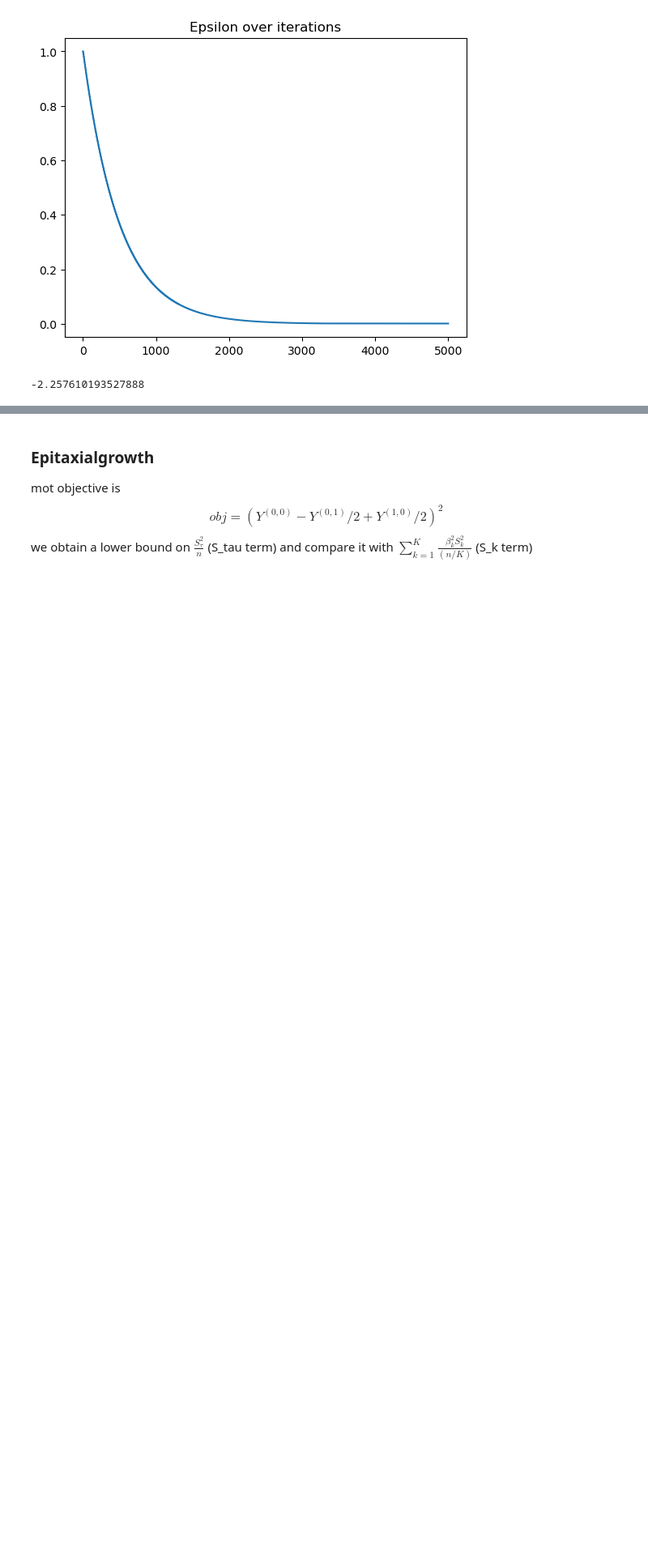
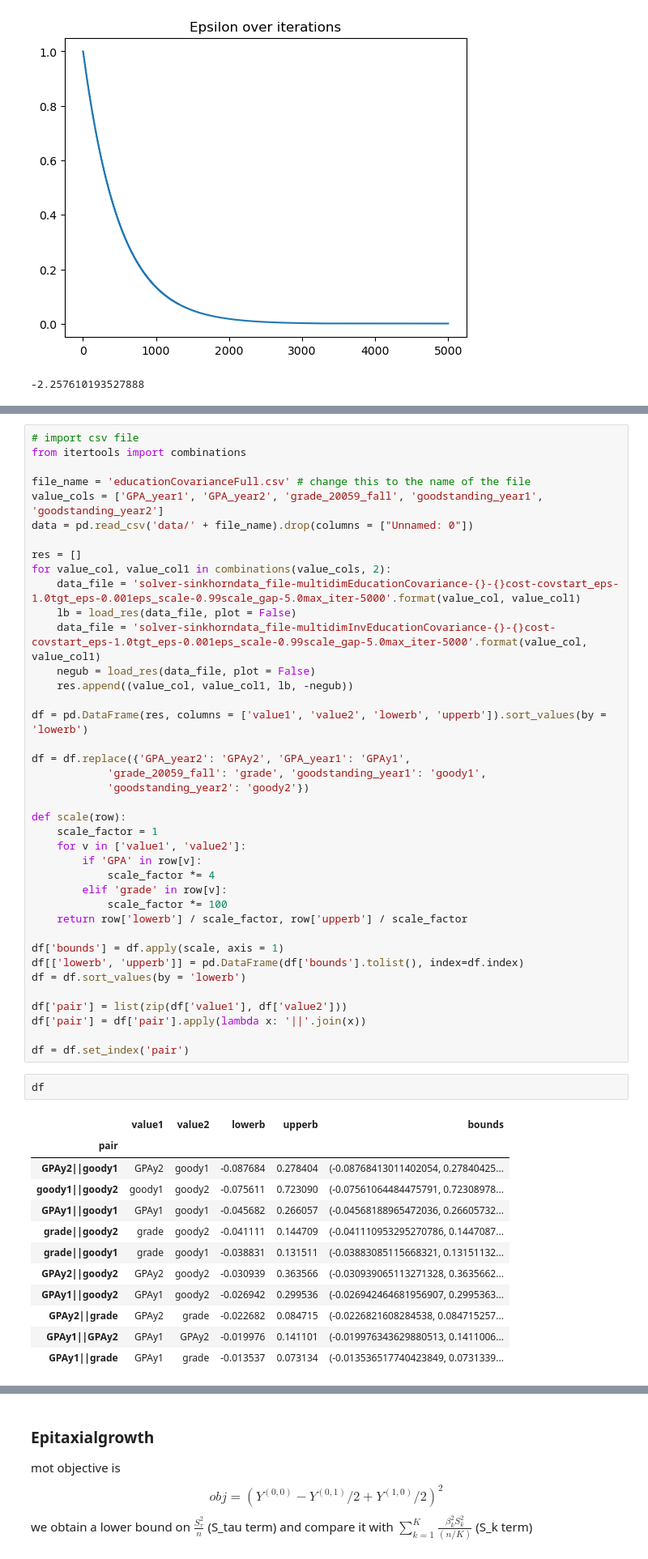
Before and after one commit to ShuGe-MIT/mot_project, a Jupyter notebook: view_results.ipynb, the cells around one changed output, grey strips where cells are left out. Shown at 81% size. Saved outputs shown, nothing was run; the diff lists cells and outputs as text; blank space fills up the shorter version.

```diff
--- a/view_results.ipynb
+++ b/view_results.ipynb
@@ -139,0 +145,54 @@ obj:-2.245408 lb:-2.257610 eps:0.001000
+# %%
+# import csv file
+from itertools import combinations
+
+file_name = 'educationCovarianceFull.csv' # change this to the name of the file
+value_cols = ['GPA_year1', 'GPA_year2', 'grade_20059_fall', 'goodstanding_year1', 'goodstanding_year2']
+data = pd.read_csv('data/' + file_name).drop(columns = ["Unnamed: 0"])
+
+res = []
+for value_col, value_col1 in combinations(value_cols, 2):
+    data_file = 'solver-sinkhorndata_file-multidimEducationCovariance-{}-{}cost-covstart_eps-1.0tgt_eps-0.001eps_scale-0.99scale_gap-5.0max_iter-5000'.format(value_col, value_col1)
+    lb = load_res(data_file, plot = False)
+    data_file = 'solver-sinkhorndata_file-multidimInvEducationCovariance-{}-{}cost-covstart_eps-1.0tgt_eps-0.001eps_scale-0.99scale_gap-5.0max_iter-5000'.format(value_col, value_col1)
+    negub = load_res(data_file, plot = False)
+    res.append((value_col, value_col1, lb, -negub))
+
+df = pd.DataFrame(res, columns = ['value1', 'value2', 'lowerb', 'upperb']).sort_values(by = 'lowerb')
+
+df = df.replace({'GPA_year2': 'GPAy2', 'GPA_year1': 'GPAy1',
+            'grade_20059_fall': 'grade', 'goodstanding_year1': 'goody1',
+            'goodstanding_year2': 'goody2'})
+
+def scale(row):
+    scale_factor = 1
+    for v in ['value1', 'value2']:
+        if 'GPA' in row[v]:
+            scale_factor *= 4
+        elif 'grade' in row[v]:
+            scale_factor *= 100
+    return row['lowerb'] / scale_factor, row['upperb'] / scale_factor
+
+df['bounds'] = df.apply(scale, axis = 1)
+df[['lowerb', 'upperb']] = pd.DataFrame(df['bounds'].tolist(), index=df.index)
+df = df.sort_values(by = 'lowerb')
+
+df['pair'] = list(zip(df['value1'], df['value2']))
+df['pair'] = df['pair'].apply(lambda x: '||'.join(x))
+
+df = df.set_index('pair')
+# %%
+df
+# %% [output]
+|  | value1 | value2 | lowerb | upperb | bounds |
+| pair |  |  |  |  |  |
+| GPAy2||goody1 | GPAy2 | goody1 | -0.087684 | 0.278404 | (-0.08768413011402054, 0.27840425... |
+| goody1||goody2 | goody1 | goody2 | -0.075611 | 0.723090 | (-0.07561064484475791, 0.72308978... |
+| GPAy1||goody1 | GPAy1 | goody1 | -0.045682 | 0.266057 | (-0.04568188965472036, 0.26605732... |
+| grade||goody2 | grade | goody2 | -0.041111 | 0.144709 | (-0.041110953295270786, 0.1447087... |
+| grade||goody1 | grade | goody1 | -0.038831 | 0.131511 | (-0.03883085115668321, 0.13151132... |
+| GPAy2||goody2 | GPAy2 | goody2 | -0.030939 | 0.363566 | (-0.030939065113271328, 0.3635662... |
+| GPAy1||goody2 | GPAy1 | goody2 | -0.026942 | 0.299536 | (-0.026942464681956907, 0.2995363... |
+| GPAy2||grade | GPAy2 | grade | -0.022682 | 0.084715 | (-0.0226821608284538, 0.084715257... |
+| GPAy1||GPAy2 | GPAy1 | GPAy2 | -0.019976 | 0.141101 | (-0.019976343629880513, 0.1411006... |
+| GPAy1||grade | GPAy1 | grade | -0.013537 | 0.073134 | (-0.013536517740423849, 0.0731339... |
```
Also changed, not shown: parts of 6 cells of this notebook, 48 other files.
